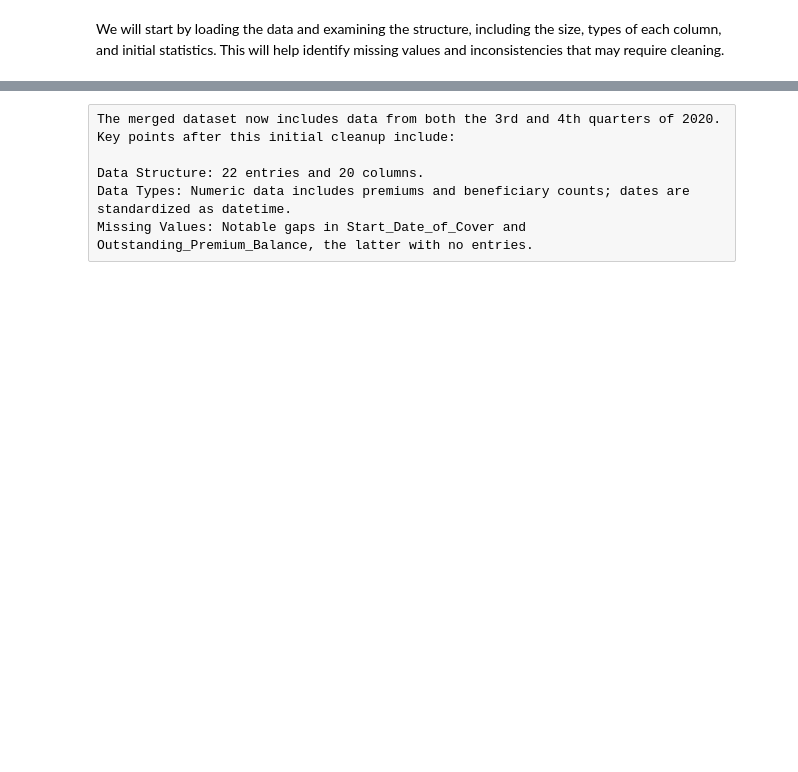
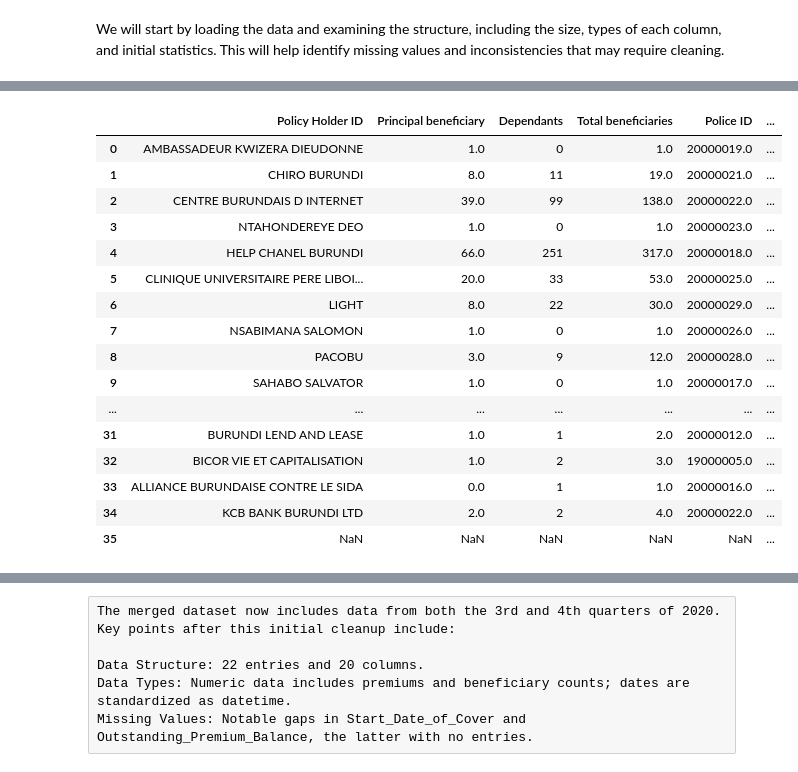
Before and after one commit to Kanyi254/Insurance-quotation, a Jupyter notebook: Project Phase 5/Automating Professional Indemnity Insurance Quotation with AI.ipynb, the cells around one changed output, grey strips where cells are left out. Saved outputs shown, nothing was run; the diff lists cells and outputs as text; code cells hidden in the pictures; blank space fills up the shorter version.

Commit message:
Add initial data cleaning and EDA for insurance quotation project

```diff
--- a/Project Phase 5/Automating Professional Indemnity Insurance Quotation with AI.ipynb
+++ b/Project Phase 5/Automating Professional Indemnity Insurance Quotation with AI.ipynb
@@ -106,0 +152,13 @@ data_4th_qtr.head(), data_3rd_qtr.head()
+# %%
+# prompt: combine claims together and premiums together
+
+# Combine claims dataframes
+claims_combined = pd.concat([claims_q3_clean, claims_q4_clean], ignore_index=True)
+
+# Combine premium dataframes
+premium_combined = pd.concat([premium_q3_clean, premium_q4_clean], ignore_index=True)
+
+# Now you have two dataframes: claims_combined and premium_combined
+# containing all claims and premium data respectively.
+
+claims_combined
@@ -106,0 +179,20 @@ data_4th_qtr.head(), data_3rd_qtr.head()
+# %%
+premium_combined
+# %% [output]
+|  | Policy Holder ID | Principal beneficiary | Dependants | Total beneficiaries | Police ID | ... |
+| 0 | AMBASSADEUR KWIZERA DIEUDONNE | 1.0 | 0 | 1.0 | 20000019.0 | ... |
+| 1 | CHIRO BURUNDI | 8.0 | 11 | 19.0 | 20000021.0 | ... |
+| 2 | CENTRE BURUNDAIS D INTERNET | 39.0 | 99 | 138.0 | 20000022.0 | ... |
+| 3 | NTAHONDEREYE DEO | 1.0 | 0 | 1.0 | 20000023.0 | ... |
+| 4 | HELP CHANEL BURUNDI | 66.0 | 251 | 317.0 | 20000018.0 | ... |
+| 5 | CLINIQUE UNIVERSITAIRE PERE LIBOI... | 20.0 | 33 | 53.0 | 20000025.0 | ... |
+| 6 | LIGHT | 8.0 | 22 | 30.0 | 20000029.0 | ... |
+| 7 | NSABIMANA SALOMON | 1.0 | 0 | 1.0 | 20000026.0 | ... |
+| 8 | PACOBU | 3.0 | 9 | 12.0 | 20000028.0 | ... |
+| 9 | SAHABO SALVATOR | 1.0 | 0 | 1.0 | 20000017.0 | ... |
+| ... | ... | ... | ... | ... | ... | ... |
+| 31 | BURUNDI LEND AND LEASE | 1.0 | 1 | 2.0 | 20000012.0 | ... |
+| 32 | BICOR VIE ET CAPITALISATION | 1.0 | 2 | 3.0 | 19000005.0 | ... |
+| 33 | ALLIANCE BURUNDAISE CONTRE LE SIDA | 0.0 | 1 | 1.0 | 20000016.0 | ... |
+| 34 | KCB BANK BURUNDI LTD | 2.0 | 2 | 4.0 | 20000022.0 | ... |
+| 35 | NaN | NaN | NaN | NaN | NaN | ... |
```
Also changed, not shown: parts of 32 cells of this notebook.
